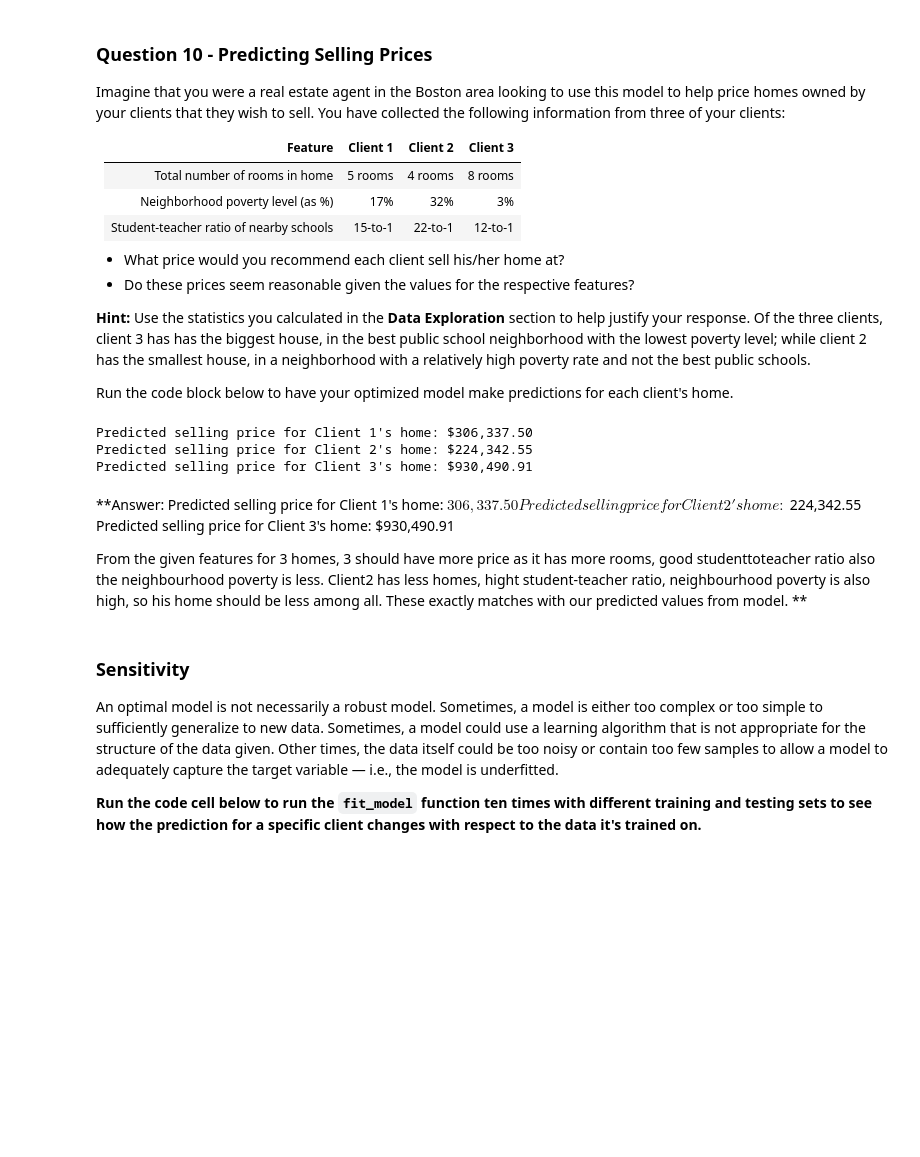
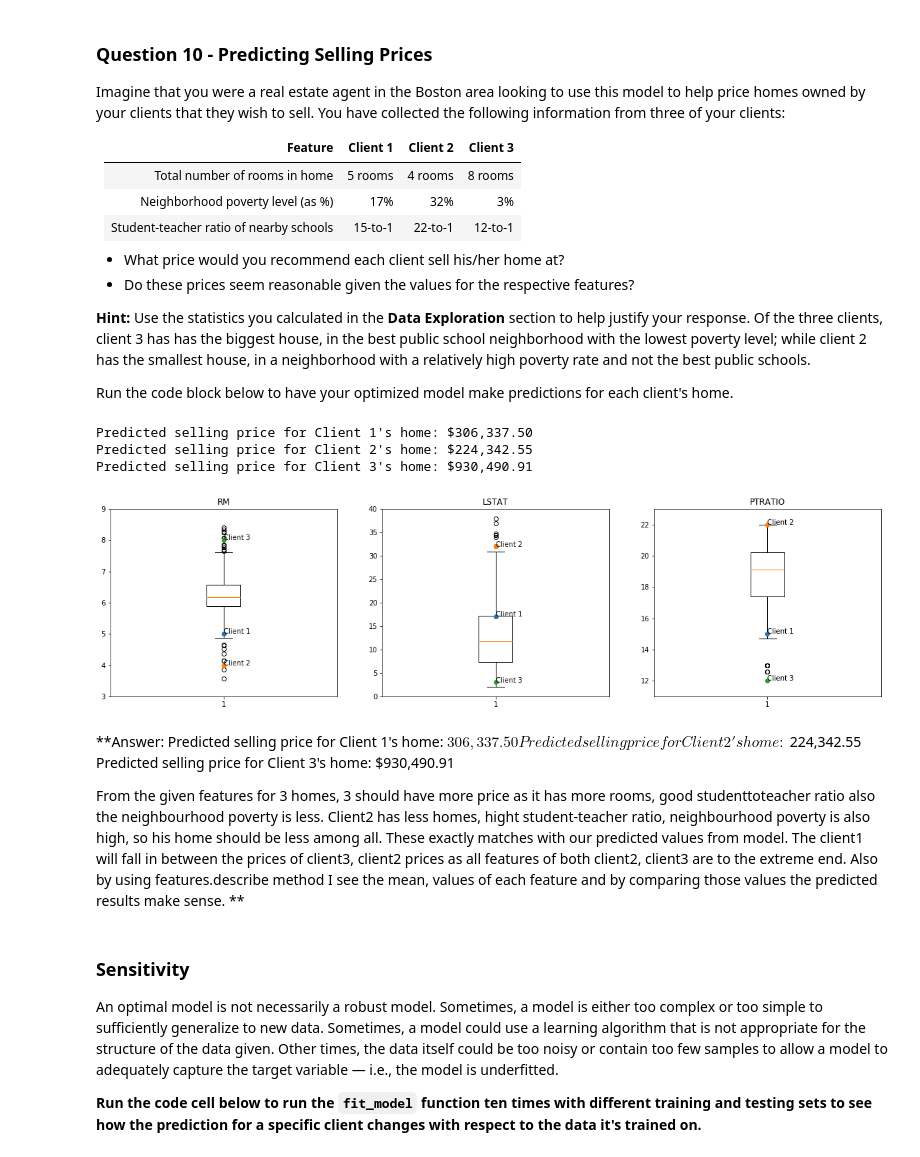
Before and after one commit to atmc9/MachineLearningUdacity, a Jupyter notebook: Submissions/boston_housing/boston_housing.ipynb, the cells around one changed output. Drawn from its saved outputs; the diff is of its cells as text; code cells hidden in the pictures; blank space fills up the shorter version.

```diff
--- a/Submissions/boston_housing/boston_housing.ipynb
+++ b/Submissions/boston_housing/boston_housing.ipynb
@@ -363,23 +363,39 @@ Run the code block below to have your optimized model make predictions for each
 # %%
 # Produce a matrix for client data
 client_data = [[5, 17, 15], # Client 1
                [4, 32, 22], # Client 2
                [8, 3, 12]]  # Client 3
 
 # Show predictions
 for i, price in enumerate(reg.predict(client_data)):
     print "Predicted selling price for Client {}'s home: ${:,.2f}".format(i+1, price)
+
+
+features.describe()
+
+import matplotlib.pyplot as plt
+plt.figure(figsize=(20, 5))
+y_ax = [[3,9],[0,40],[11,23]]
+for i, col in enumerate(features.columns):
+    plt.subplot(1, 3, i+1)
+    plt.boxplot(data[col])
+    plt.title(col)
+    for j in range(3):
+        plt.plot(1, client_data[j][i], marker="o")
+        plt.annotate('Client '+str(j+1), xy=(1,client_data[j][i]))
+        plt.ylim(y_ax[i])
 # %% [output]
 Predicted selling price for Client 1's home: $306,337.50
 Predicted selling price for Client 2's home: $224,342.55
 Predicted selling price for Client 3's home: $930,490.91
+[figure, added]
 # %% [markdown]
 **Answer:
 Predicted selling price for Client 1's home: $306,337.50
 Predicted selling price for Client 2's home: $224,342.55
 Predicted selling price for Client 3's home: $930,490.91
 
-From the given features for 3 homes, 3 should have more price as it has more rooms, good studenttoteacher ratio also the neighbourhood poverty is less. Client2 has less homes, hight student-teacher ratio, neighbourhood poverty is also high, so his home should be less among all. These exactly matches with our predicted values from model.
+From the given features for 3 homes, 3 should have more price as it has more rooms, good studenttoteacher ratio also the neighbourhood poverty is less. Client2 has less homes, hight student-teacher ratio, neighbourhood poverty is also high, so his home should be less among all. These exactly matches with our predicted values from model. The client1 will fall in between the prices of client3, client2 prices as all features of both client2, client3 are to the extreme end. Also by using features.describe method I see the mean, values of each feature and by comparing those values the predicted results make sense.
 **
 # %% [markdown]
 ### Sensitivity
```
Also changed, not shown: parts of 4 cells of this notebook, 1 other file.
